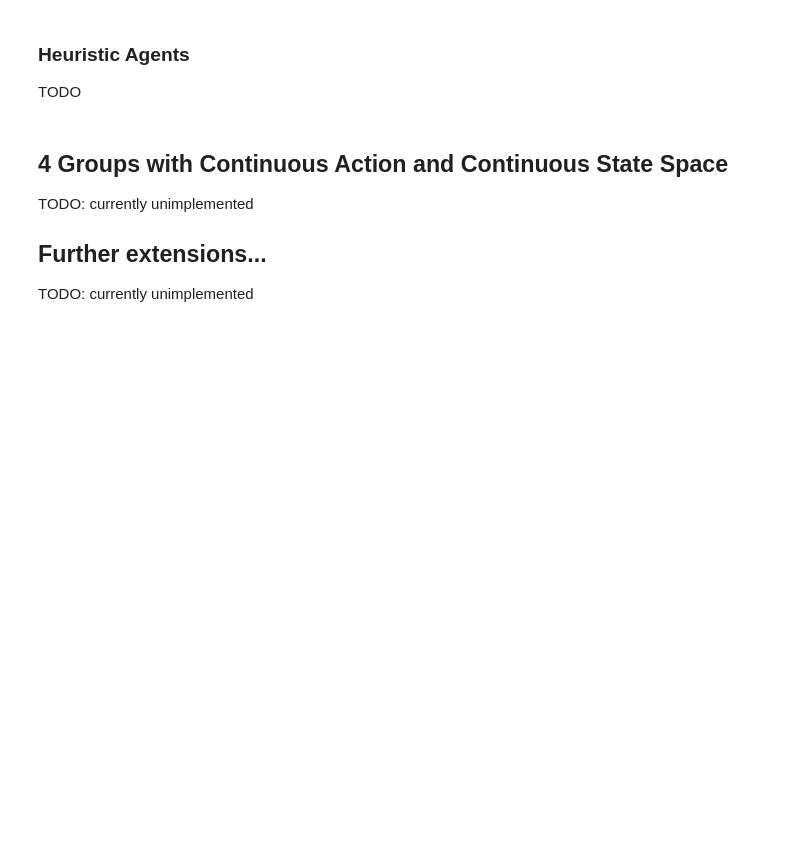
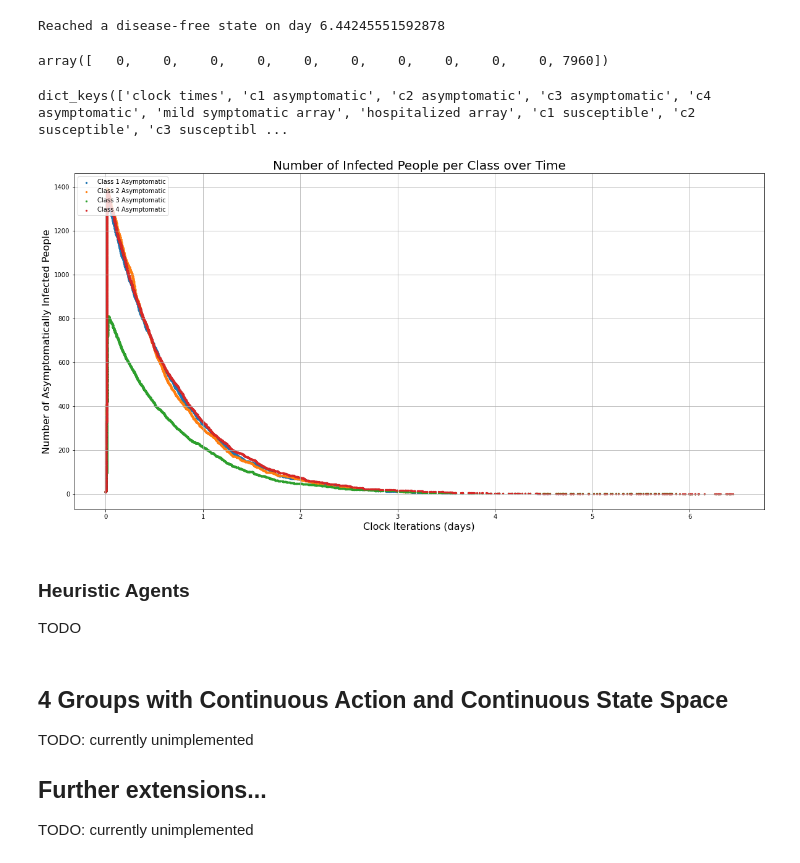
Before and after one commit to seanrsinclair/ORSuite, a Jupyter notebook: or_suite/envs/vaccine_allotment/vaccine_allocation_readme.ipynb, the cells around one changed output. Cells and saved outputs as stored; diff of their text form; code cells hidden in the pictures; blank space fills up the shorter version.

```diff
--- a/or_suite/envs/vaccine_allotment/vaccine_allocation_readme.ipynb
+++ b/or_suite/envs/vaccine_allotment/vaccine_allocation_readme.ipynb
@@ -169,3 +227,51 @@ The function `dynamics_model` outputs the (new) RL state at the end of the simul
+# %%
+# example of a call to this function
+newState, info = dynamics_model(parameters=parameters, population=population)
+# %% [output]
+Reached a disease-free state on day 6.44245551592878
+# %%
+# example of the output newState
+newState
+# %% [output]
+array([   0,    0,    0,    0,    0,    0,    0,    0,    0,    0, 7960])
+# %%
+# example of the keys in the output info
+print(info.keys())
+# %% [output]
+dict_keys(['clock times', 'c1 asymptomatic', 'c2 asymptomatic', 'c3 asymptomatic', 'c4 asymptomatic', 'mild symptomatic array', 'hospitalized array', 'c1 susceptible', 'c2 susceptible', 'c3 susceptibl ...
+# %%
+# example of what you can plot using the info dictionary
+# adapted from code by Cornell University students Mohammad Kamil (mk848), Carrie Rucker (cmr284), Jacob Shusko (jws383), Kevin Van Vorst (kpv23)
+
+clocks = info['clock times']
+c1_A = info['c1 asymptomatic']
+c2_A = info['c2 asymptomatic']
+c3_A = info['c3 asymptomatic']
+c4_A = info['c4 asymptomatic']
+
+figsizex = 20
+figsizey = 10
+xlabelsize = 16
+ylabelsize = xlabelsize
+titlesize = 20
+
+%matplotlib inline
+
+fig = plt.figure(figsize=(figsizex,figsizey))
+ax1 = fig.add_subplot(111)
+
+ax1.scatter(clocks, c1_A, s=5, marker="o", label='Class 1 Asymptomatic')
+ax1.scatter(clocks, c2_A, s=5, marker="o", label='Class 2 Asymptomatic')
+ax1.scatter(clocks, c3_A, s=5, marker="o", label='Class 3 Asymptomatic')
+ax1.scatter(clocks, c4_A, s=5, marker="o", label='Class 4 Asymptomatic')
+plt.legend(loc='upper left');
+plt.ylabel('Number of Asymptomatically Infected People',size=ylabelsize)
+plt.xlabel('Clock Iterations (days)',size=xlabelsize)
+plt.title("Number of Infected People per Class over Time",size=titlesize)
+plt.grid(True)
+plt.show()
+# %% [output]
+[figure, added]
 # %% [markdown]
 ### Heuristic Agents
 
```
Also changed, not shown: parts of 10 cells of this notebook.
